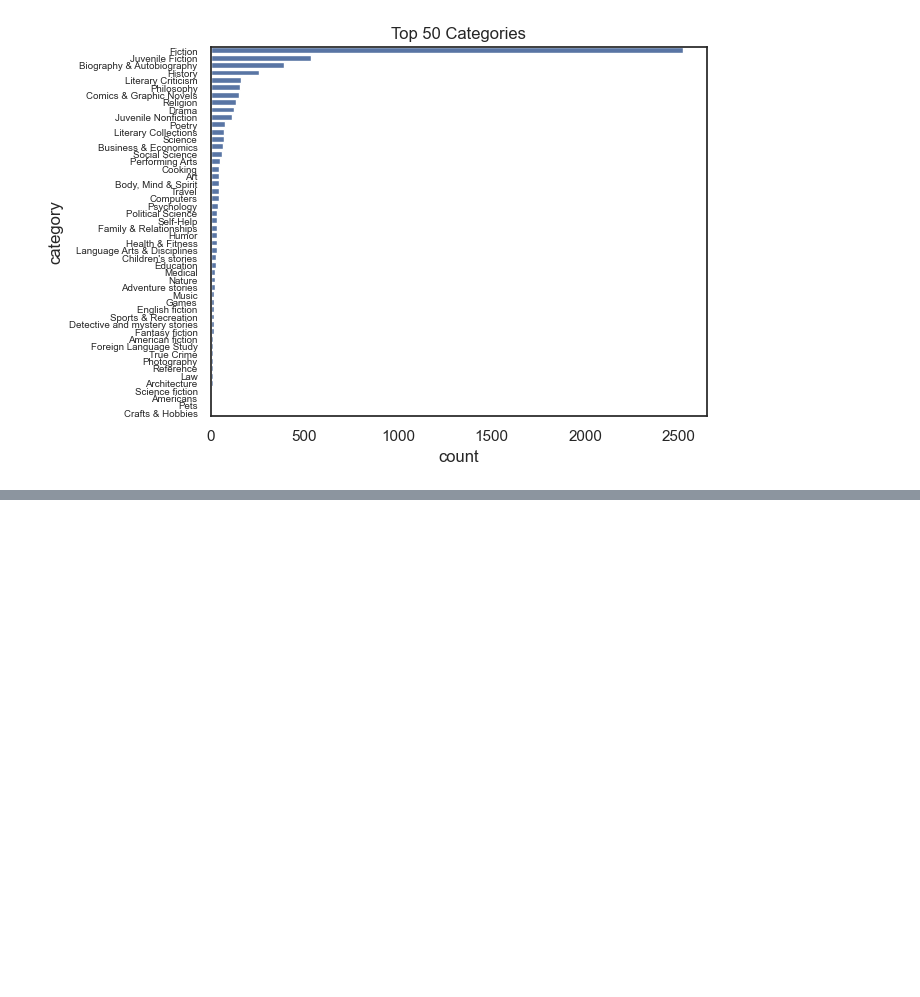
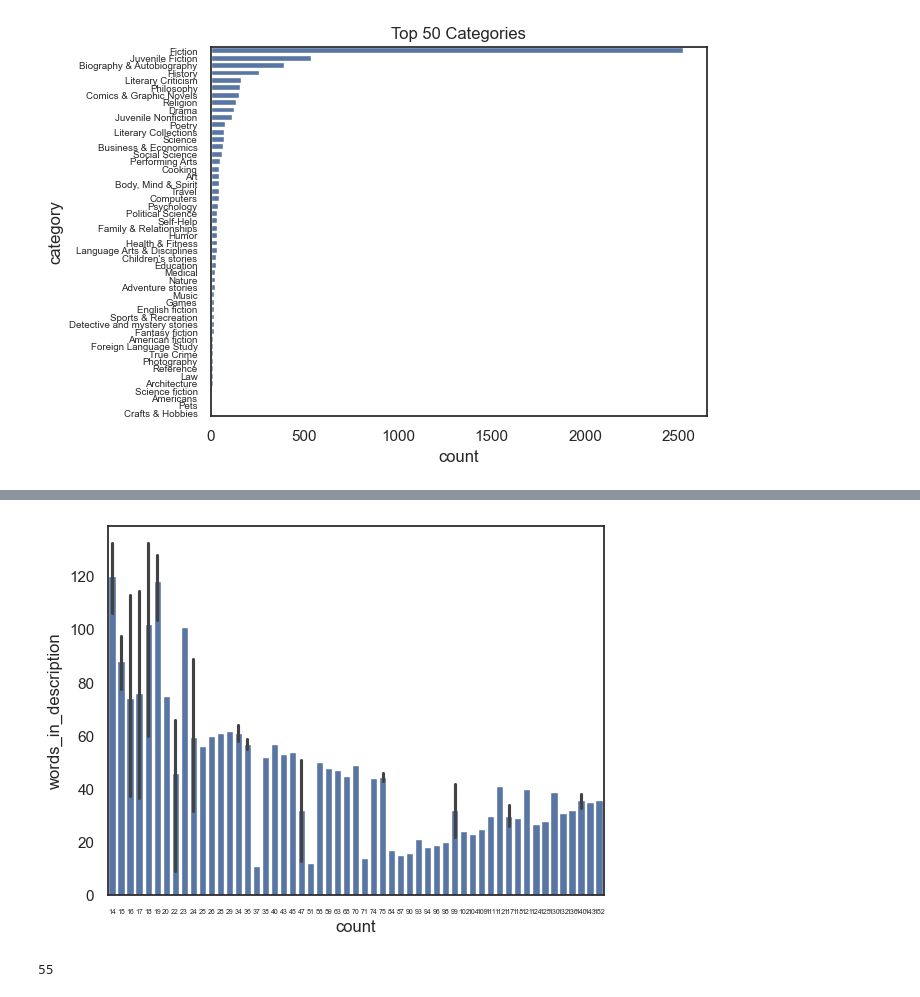
Before and after one commit to Aashutosh-Basnet/BookSemantic, a Jupyter notebook: data-exploration.ipynb, the cells around one changed output, grey strips where cells are left out. Drawn from its saved outputs; the diff is of its cells as text; code cells hidden in the pictures; blank space fills up the shorter version.

Commit message:
books_cleaned.csv: cleaned and prepared dataset

```diff
--- a/data-exploration.ipynb
+++ b/data-exploration.ipynb
@@ -192,3 +192,7 @@ plt.title("Top 50 Categories")
 plt.show()
 # %% [output]
 [figure]
+# %%
+books_missing.loc[:, "words_in_description"] = books_missing["description"].str.split().str.len()
+
+print(books_missing["words_in_description"].value_counts().reset_index())
@@ -194,0 +214,17 @@ plt.show()
+# %%
+word_counts = books_missing["words_in_description"].value_counts().reset_index()
+
+# Rename the columns for clarity
+word_counts.columns = ['words_in_description', 'count']
+
+# Create the barplot
+sns.barplot(x="count", y="words_in_description", data=word_counts.head(100))
+plt.xticks(fontsize=5)
+
+plt.show()
+# %% [output]
+[figure, added]
+# %%
+books_missing.loc[books_missing["words_in_description"].between(1, 4), "description"].count()
+# %% [output]
+55
```
Also changed, not shown: parts of 9 cells of this notebook, 1 other file.
